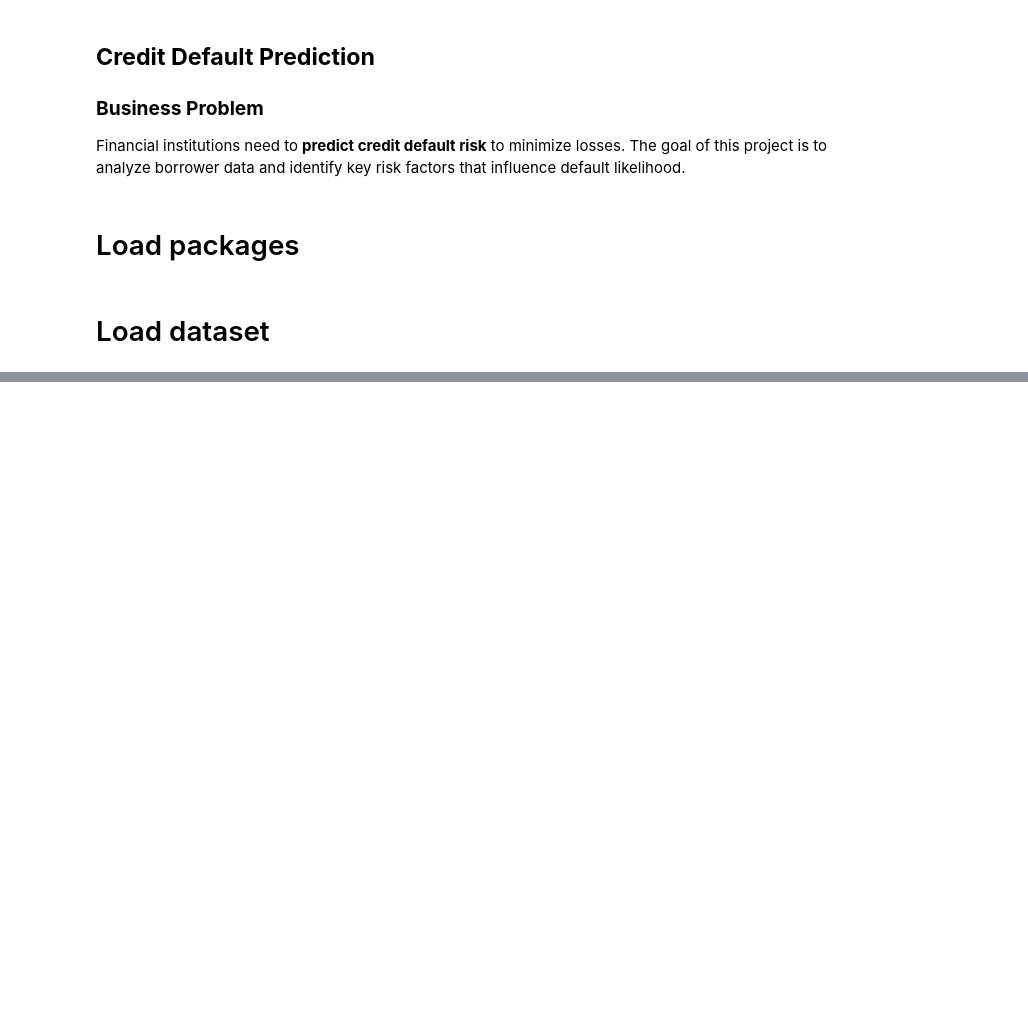
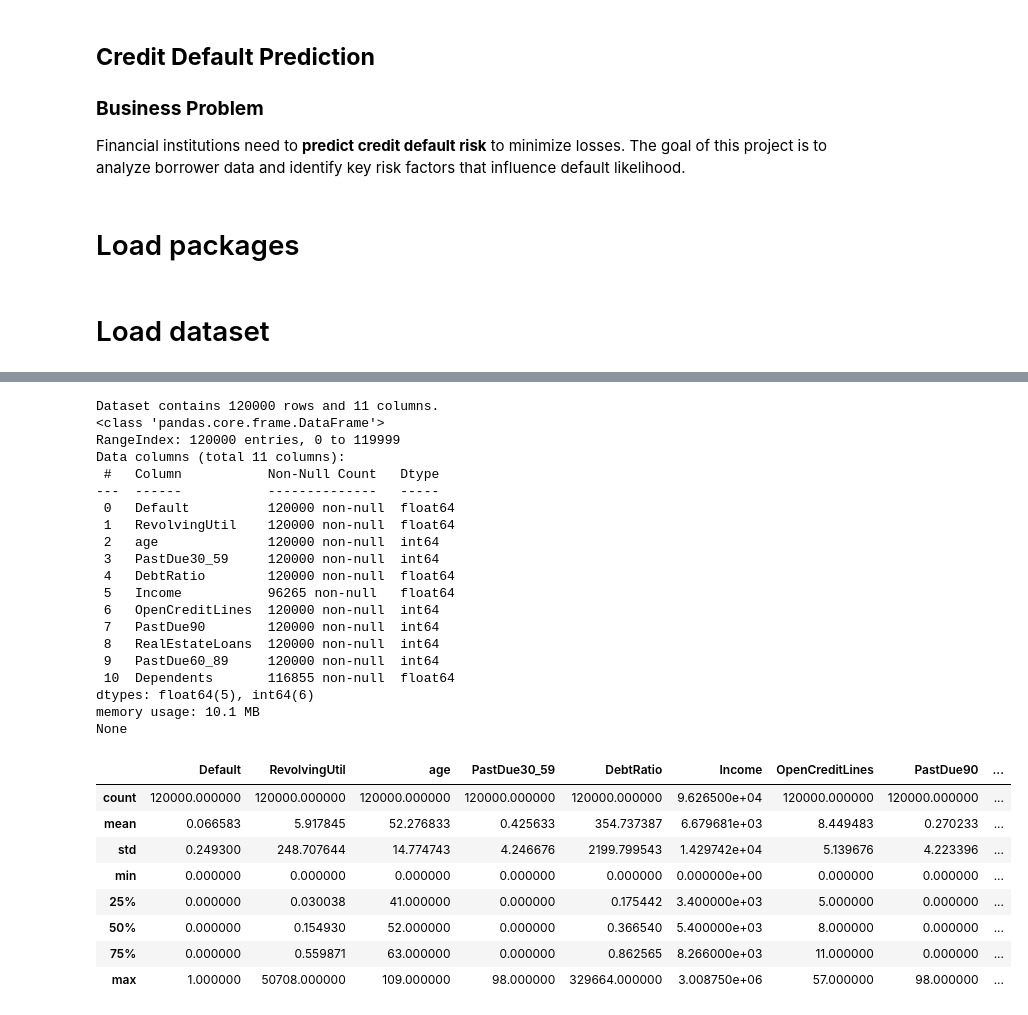
Before and after one commit to Msingisi/Learning-Portfolio-Projects, a Jupyter notebook: Python Projects/Classification/give_me_some_credit/model_building.ipynb, the cells around one changed output, grey strips where cells are left out. Drawn from its saved outputs; the diff is of its cells as text; code cells hidden in the pictures; blank space fills up the shorter version.

```diff
--- a/Python Projects/Classification/give_me_some_credit/model_building.ipynb
+++ b/Python Projects/Classification/give_me_some_credit/model_building.ipynb
@@ -41,0 +52,3 @@ df_test.drop(columns=["Unnamed: 0"], inplace=True)
+# %%
+# shuffle the data
+full_data = full_data.sample(frac=1).reset_index(drop=True)
@@ -41,0 +118,39 @@ df_test.drop(columns=["Unnamed: 0"], inplace=True)
+# %%
+# Check dataset shape
+print(f"Dataset contains {train_original.shape[0]} rows and {train_original.shape[1]} columns.")
+
+# Check column data types and missing values
+print(train_original.info())
+
+# Summary statistics
+train_original.describe()
+# %% [output]
+Dataset contains 120000 rows and 11 columns.
+<class 'pandas.core.frame.DataFrame'>
+RangeIndex: 120000 entries, 0 to 119999
+Data columns (total 11 columns):
+ #   Column           Non-Null Count   Dtype
+---  ------           --------------   -----
+ 0   Default          120000 non-null  float64
+ 1   RevolvingUtil    120000 non-null  float64
+ 2   age              120000 non-null  int64
+ 3   PastDue30_59     120000 non-null  int64
+ 4   DebtRatio        120000 non-null  float64
+ 5   Income           96265 non-null   float64
+ 6   OpenCreditLines  120000 non-null  int64
+ 7   PastDue90        120000 non-null  int64
+ 8   RealEstateLoans  120000 non-null  int64
+ 9   PastDue60_89     120000 non-null  int64
+ 10  Dependents       116855 non-null  float64
+dtypes: float64(5), int64(6)
+memory usage: 10.1 MB
+None
+|  | Default | RevolvingUtil | age | PastDue30_59 | DebtRatio | Income | OpenCreditLines | PastDue90 | ... |
+| count | 120000.000000 | 120000.000000 | 120000.000000 | 120000.000000 | 120000.000000 | 9.626500e+04 | 120000.000000 | 120000.000000 | ... |
+| mean | 0.066583 | 5.917845 | 52.276833 | 0.425633 | 354.737387 | 6.679681e+03 | 8.449483 | 0.270233 | ... |
+| std | 0.249300 | 248.707644 | 14.774743 | 4.246676 | 2199.799543 | 1.429742e+04 | 5.139676 | 4.223396 | ... |
+| min | 0.000000 | 0.000000 | 0.000000 | 0.000000 | 0.000000 | 0.000000e+00 | 0.000000 | 0.000000 | ... |
+| 25% | 0.000000 | 0.030038 | 41.000000 | 0.000000 | 0.175442 | 3.400000e+03 | 5.000000 | 0.000000 | ... |
+| 50% | 0.000000 | 0.154930 | 52.000000 | 0.000000 | 0.366540 | 5.400000e+03 | 8.000000 | 0.000000 | ... |
+| 75% | 0.000000 | 0.559871 | 63.000000 | 0.000000 | 0.862565 | 8.266000e+03 | 11.000000 | 0.000000 | ... |
+| max | 1.000000 | 50708.000000 | 109.000000 | 98.000000 | 329664.000000 | 3.008750e+06 | 57.000000 | 98.000000 | ... |
```
Also changed, not shown: parts of 39 cells of this notebook, 2 other files.
